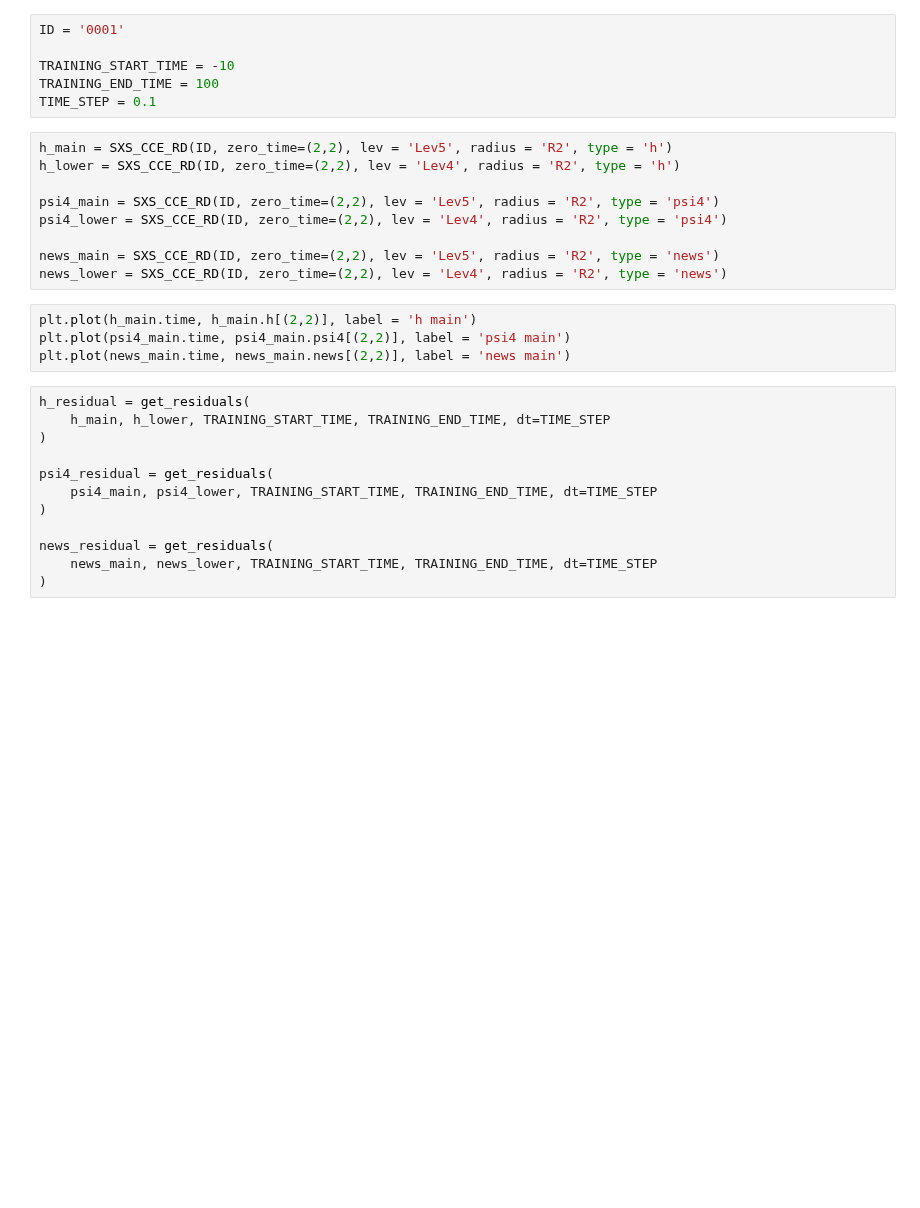
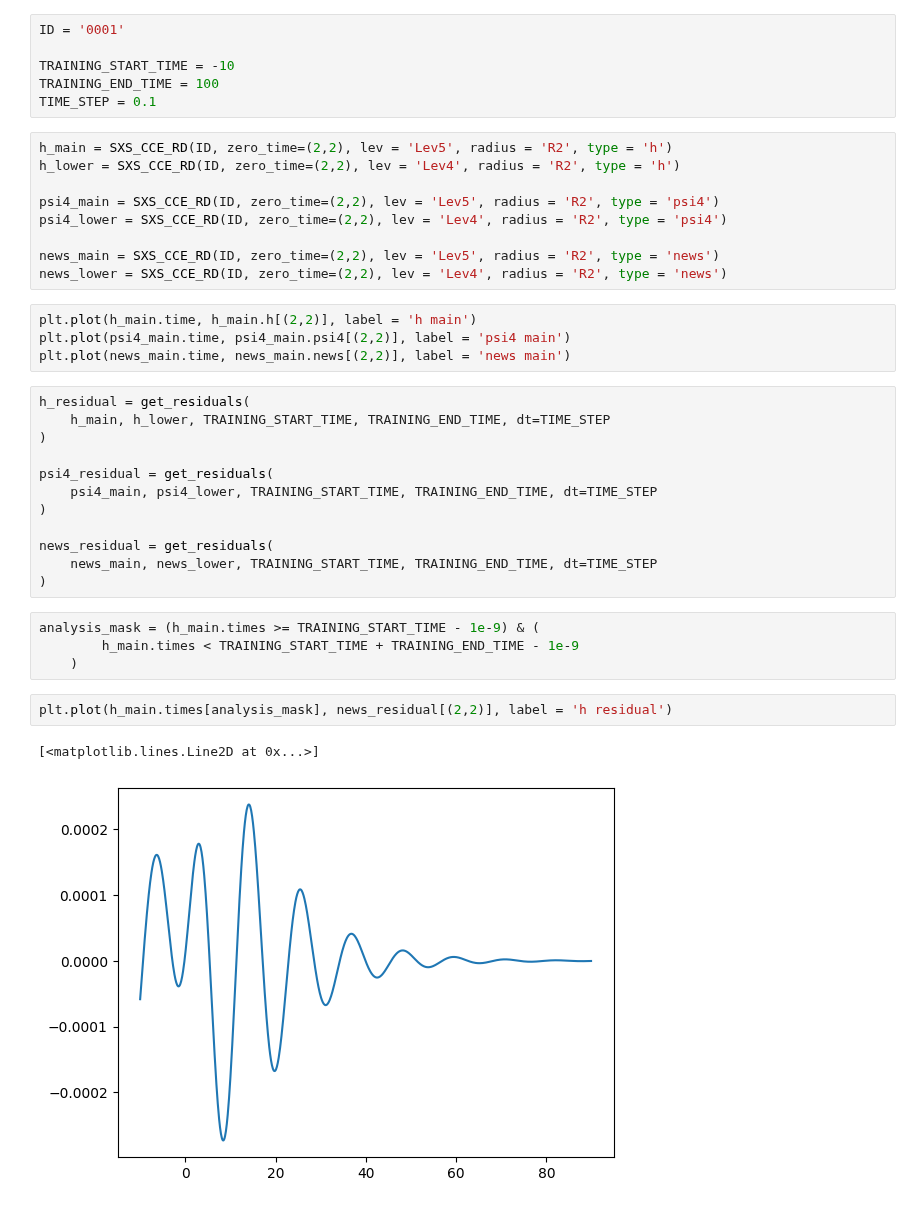
Before and after one commit to BGP-QNM-FITS/bgp_qnm_fits, a Jupyter notebook: notebooks/psi4_comparison.ipynb, the cells around one changed output. Cells and saved outputs as stored; diff of their text form; blank space fills up the shorter version.

```diff
--- a/notebooks/psi4_comparison.ipynb
+++ b/notebooks/psi4_comparison.ipynb
@@ -44,3 +44,12 @@ psi4_residual = get_residuals(
 news_residual = get_residuals(
     news_main, news_lower, TRAINING_START_TIME, TRAINING_END_TIME, dt=TIME_STEP
 )
+# %%
+analysis_mask = (h_main.times >= TRAINING_START_TIME - 1e-9) & (
+        h_main.times < TRAINING_START_TIME + TRAINING_END_TIME - 1e-9
+    )
+# %%
+plt.plot(h_main.times[analysis_mask], news_residual[(2,2)], label = 'h residual')
+# %% [output]
+[<matplotlib.lines.Line2D at 0x...>]
+[figure, added]
```
Also changed, not shown: 6 other files.
